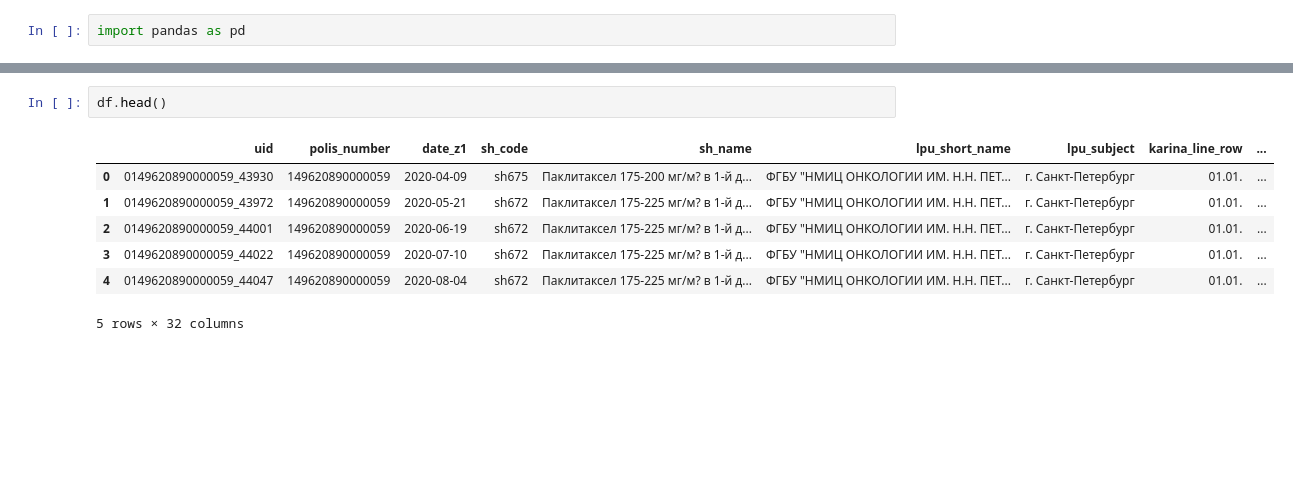
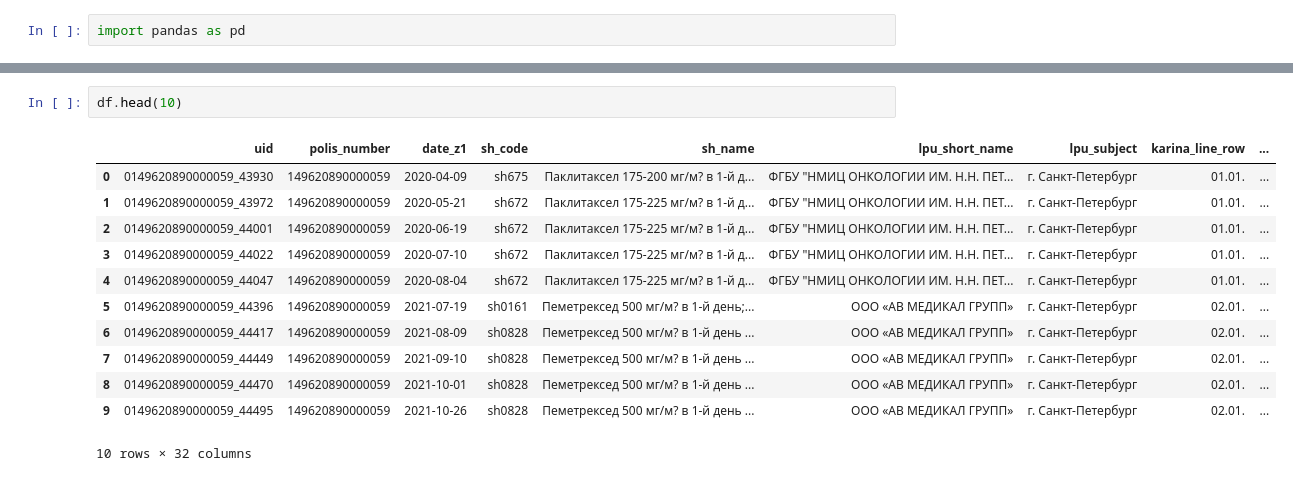
Before and after one commit to anofelesoff/analytics, a Jupyter notebook: c56.ipynb, the cells around one changed output, grey strips where cells are left out. Cells and saved outputs as stored; diff of their text form; blank space fills up the shorter version.

```diff
--- a/c56.ipynb
+++ b/c56.ipynb
@@ -103,12 +103,17 @@ Data columns (total 32 columns):
 dtypes: datetime64[ns](8), float64(1), int64(3), object(20)
 memory usage: 12.6+ MB
 # %%
-df.head()
+df.head(10)
 # %% [output]
 |  | uid | polis_number | date_z1 | sh_code | sh_name | lpu_short_name | lpu_subject | karina_line_row | ... |
 | 0 | 0149620890000059_43930 | 149620890000059 | 2020-04-09 | sh675 | Паклитаксел 175-200 мг/м? в 1-й д... | ФГБУ "НМИЦ ОНКОЛОГИИ ИМ. Н.Н. ПЕТ... | г. Санкт-Петербург | 01.01. | ... |
 | 1 | 0149620890000059_43972 | 149620890000059 | 2020-05-21 | sh672 | Паклитаксел 175-225 мг/м? в 1-й д... | ФГБУ "НМИЦ ОНКОЛОГИИ ИМ. Н.Н. ПЕТ... | г. Санкт-Петербург | 01.01. | ... |
 | 2 | 0149620890000059_44001 | 149620890000059 | 2020-06-19 | sh672 | Паклитаксел 175-225 мг/м? в 1-й д... | ФГБУ "НМИЦ ОНКОЛОГИИ ИМ. Н.Н. ПЕТ... | г. Санкт-Петербург | 01.01. | ... |
 | 3 | 0149620890000059_44022 | 149620890000059 | 2020-07-10 | sh672 | Паклитаксел 175-225 мг/м? в 1-й д... | ФГБУ "НМИЦ ОНКОЛОГИИ ИМ. Н.Н. ПЕТ... | г. Санкт-Петербург | 01.01. | ... |
 | 4 | 0149620890000059_44047 | 149620890000059 | 2020-08-04 | sh672 | Паклитаксел 175-225 мг/м? в 1-й д... | ФГБУ "НМИЦ ОНКОЛОГИИ ИМ. Н.Н. ПЕТ... | г. Санкт-Петербург | 01.01. | ... |
+| 5 | 0149620890000059_44396 | 149620890000059 | 2021-07-19 | sh0161 | Пеметрексед 500 мг/м? в 1-й день;... | ООО «АВ МЕДИКАЛ ГРУПП» | г. Санкт-Петербург | 02.01. | ... |
+| 6 | 0149620890000059_44417 | 149620890000059 | 2021-08-09 | sh0828 | Пеметрексед 500 мг/м? в 1-й день ... | ООО «АВ МЕДИКАЛ ГРУПП» | г. Санкт-Петербург | 02.01. | ... |
+| 7 | 0149620890000059_44449 | 149620890000059 | 2021-09-10 | sh0828 | Пеметрексед 500 мг/м? в 1-й день ... | ООО «АВ МЕДИКАЛ ГРУПП» | г. Санкт-Петербург | 02.01. | ... |
+| 8 | 0149620890000059_44470 | 149620890000059 | 2021-10-01 | sh0828 | Пеметрексед 500 мг/м? в 1-й день ... | ООО «АВ МЕДИКАЛ ГРУПП» | г. Санкт-Петербург | 02.01. | ... |
+| 9 | 0149620890000059_44495 | 149620890000059 | 2021-10-26 | sh0828 | Пеметрексед 500 мг/м? в 1-й день ... | ООО «АВ МЕДИКАЛ ГРУПП» | г. Санкт-Петербург | 02.01. | ... |
-5 rows × 32 columns
+10 rows × 32 columns
```
Also changed, not shown: parts of 3 cells of this notebook.
